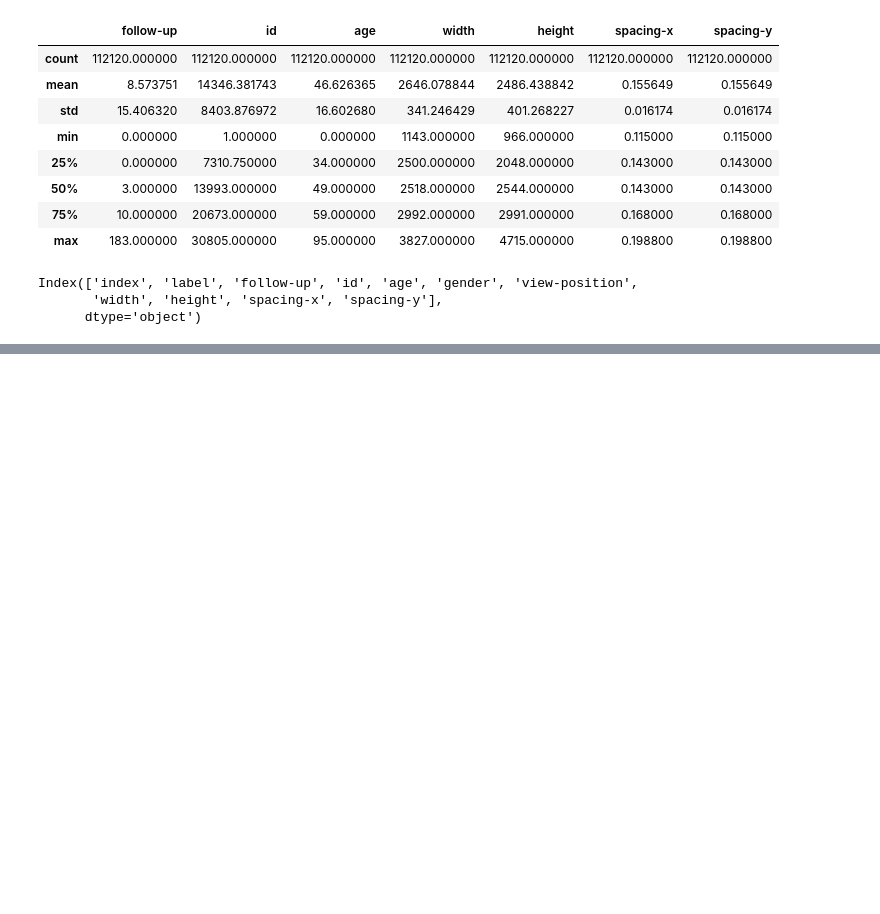
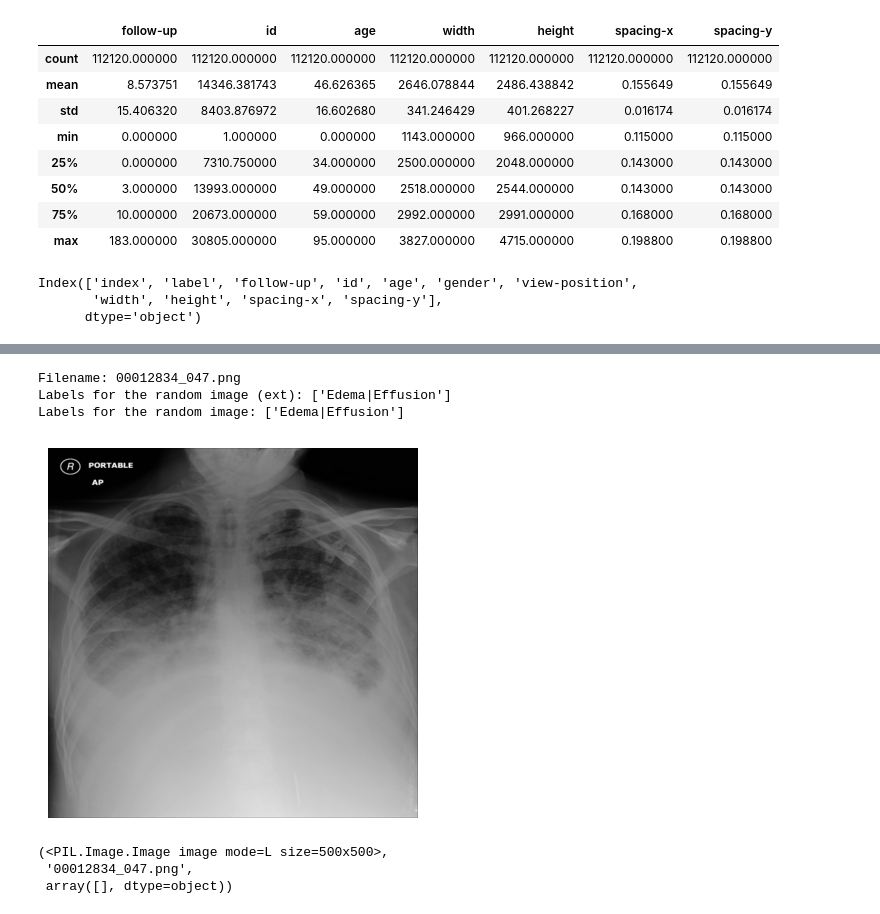
Before and after one commit to gregorywmorris/radiology-chest, a Jupyter notebook: src/notebooks/explorations.ipynb, the cells around one changed output, grey strips where cells are left out. Saved outputs shown, nothing was run; the diff lists cells and outputs as text; code cells hidden in the pictures; blank space fills up the shorter version.

```diff
--- a/src/notebooks/explorations.ipynb
+++ b/src/notebooks/explorations.ipynb
@@ -177,0 +239,10 @@ df_labels.to_csv('../../data/df_labels.csv',index=False)
+# %%
+random_image_with_labels(folder_path='../../data/images/', label_file='../../data/df_labels.csv')
+# %% [output]
+Filename: 00012834_047.png
+Labels for the random image (ext): ['Edema|Effusion']
+Labels for the random image: ['Edema|Effusion']
+[figure, added]
+(<PIL.Image.Image image mode=L size=500x500>,
+ '00012834_047.png',
+ array([], dtype=object))
```
Also changed, not shown: parts of 20 cells of this notebook, 4 other files.
